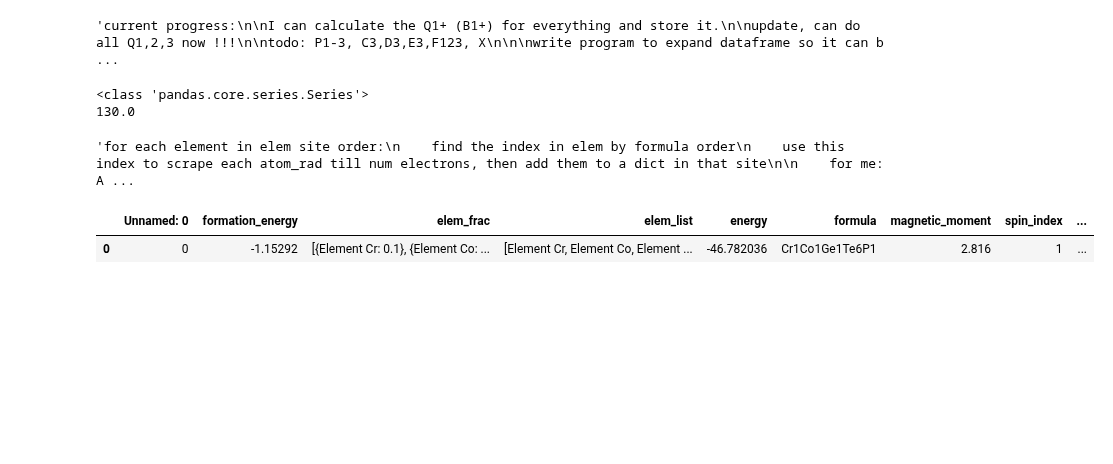
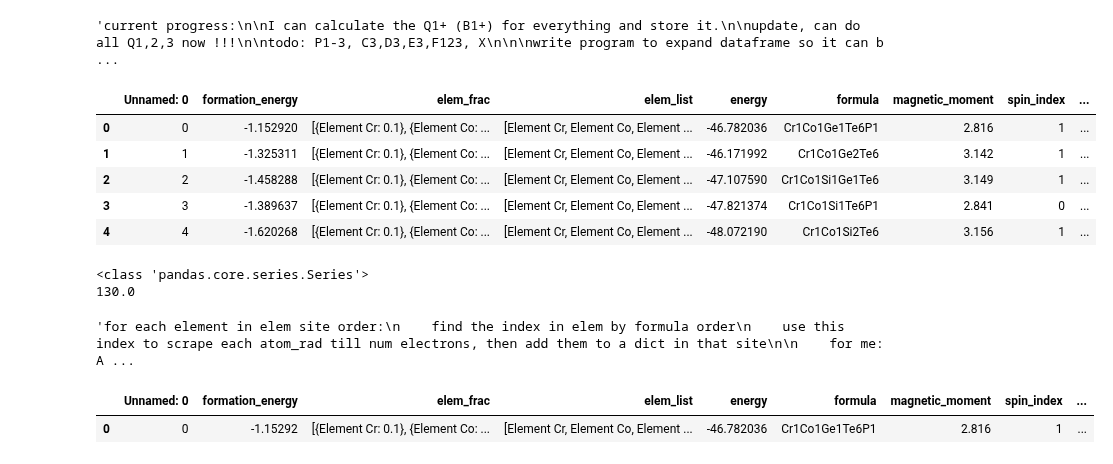
Before and after one commit to erikswanke/2d-Material-Science, a Jupyter notebook: critical role descriptor.ipynb, the cells around one changed output. Saved outputs shown, nothing was run; the diff lists cells and outputs as text; code cells hidden in the pictures; blank space fills up the shorter version.

```diff
--- a/critical role descriptor.ipynb
+++ b/critical role descriptor.ipynb
@@ -58,24 +58,31 @@ import re
 # %%
 converters = {
     'elem_in_site_order': ast.literal_eval,
     'elem_by_formula_order': ast.literal_eval,
     'num_electrons': ast.literal_eval,
     'eaffinity': ast.literal_eval,
     'dipole': ast.literal_eval,
     'covalent_rad': ast.literal_eval,
     'atomic_vol': ast.literal_eval,
     'atomic_rad': ast.literal_eval,
     'A1': ast.literal_eval,  # Converter for column 'A1'
     'A2': ast.literal_eval,  # Converter for column 'A2'
     'B1': ast.literal_eval,  # Converter for column 'B1'
     'B2': ast.literal_eval,  # Converter for column 'B2'
     'X': ast.literal_eval,   # Converter for column 'X'
 }
 
 
 
 df2 = pd.read_csv('base_descriptors_parsed.csv', converters=converters)
-#print(df_read)
+display(df2.head(5))
+# %% [output]
+|  | Unnamed: 0 | formation_energy | elem_frac | elem_list | energy | formula | magnetic_moment | spin_index | ... |
+| 0 | 0 | -1.152920 | [{Element Cr: 0.1}, {Element Co: ... | [Element Cr, Element Co, Element ... | -46.782036 | Cr1Co1Ge1Te6P1 | 2.816 | 1 | ... |
+| 1 | 1 | -1.325311 | [{Element Cr: 0.1}, {Element Co: ... | [Element Cr, Element Co, Element ... | -46.171992 | Cr1Co1Ge2Te6 | 3.142 | 1 | ... |
+| 2 | 2 | -1.458288 | [{Element Cr: 0.1}, {Element Co: ... | [Element Cr, Element Co, Element ... | -47.107590 | Cr1Co1Si1Ge1Te6 | 3.149 | 1 | ... |
+| 3 | 3 | -1.389637 | [{Element Cr: 0.1}, {Element Co: ... | [Element Cr, Element Co, Element ... | -47.821374 | Cr1Co1Si1Te6P1 | 2.841 | 0 | ... |
+| 4 | 4 | -1.620268 | [{Element Cr: 0.1}, {Element Co: ... | [Element Cr, Element Co, Element ... | -48.072190 | Cr1Co1Si2Te6 | 3.156 | 1 | ... |
 # %%
 pd.set_option('display.max_columns', None)
 df = df2
```
Also changed, not shown: parts of 2 cells of this notebook.
